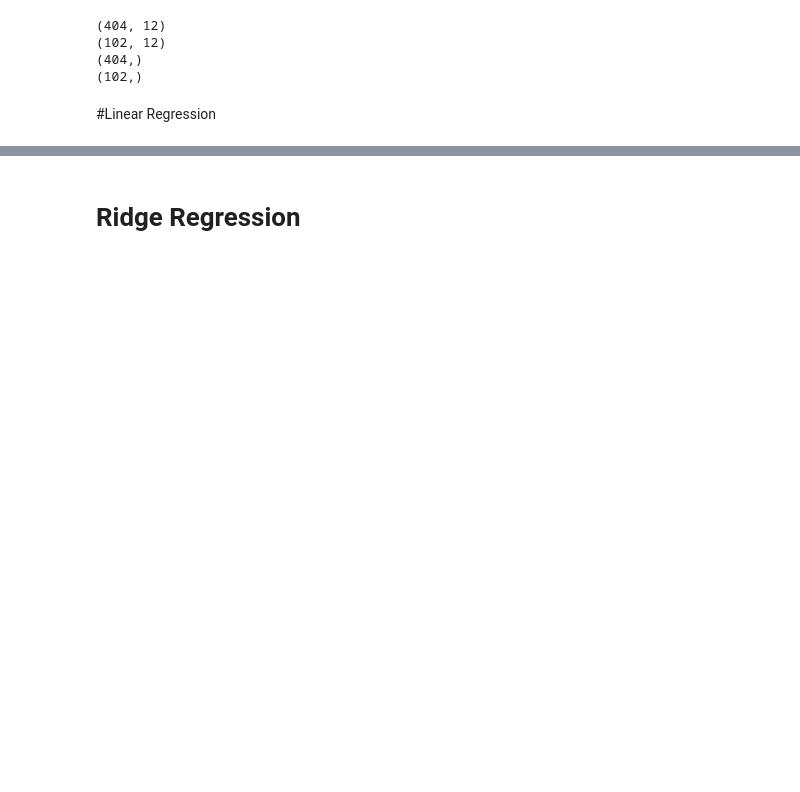
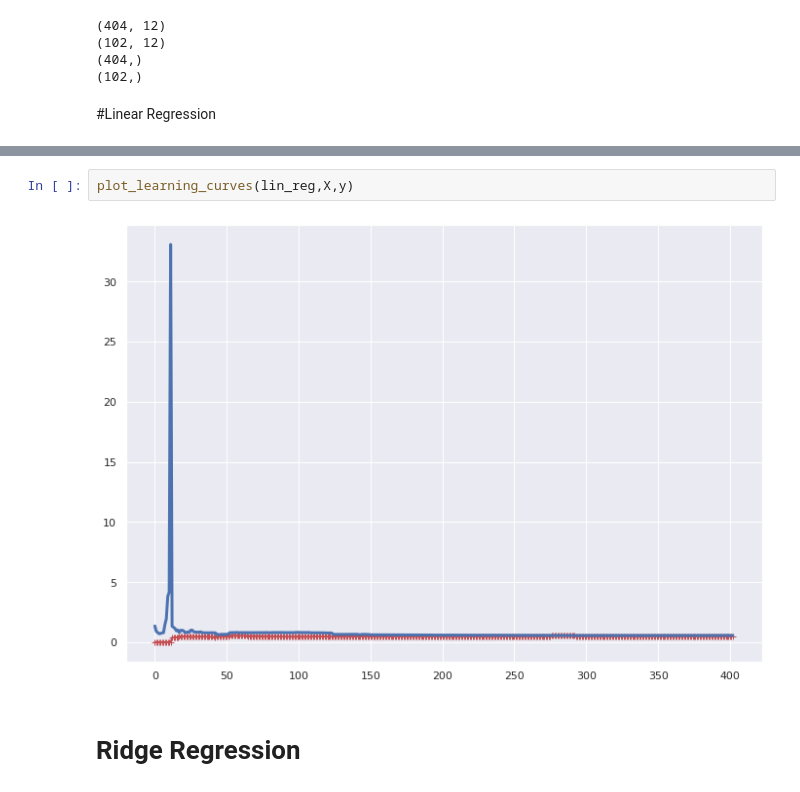
Before and after one commit to christophercallaghan2022/MSDS422, a Jupyter notebook: Assignment_2.ipynb, the cells around one changed output, grey strips where cells are left out. Drawn from its saved outputs; the diff is of its cells as text; blank space fills up the shorter version.

```diff
--- a/Assignment_2.ipynb
+++ b/Assignment_2.ipynb
@@ -335,3 +347,7 @@ plt.show()
+# %%
+plot_learning_curves(lin_reg,X,y)
+# %% [output]
+[figure, added]
 # %% [markdown]
 # Ridge Regression
 # %%
```
Also changed, not shown: parts of 39 cells of this notebook.
